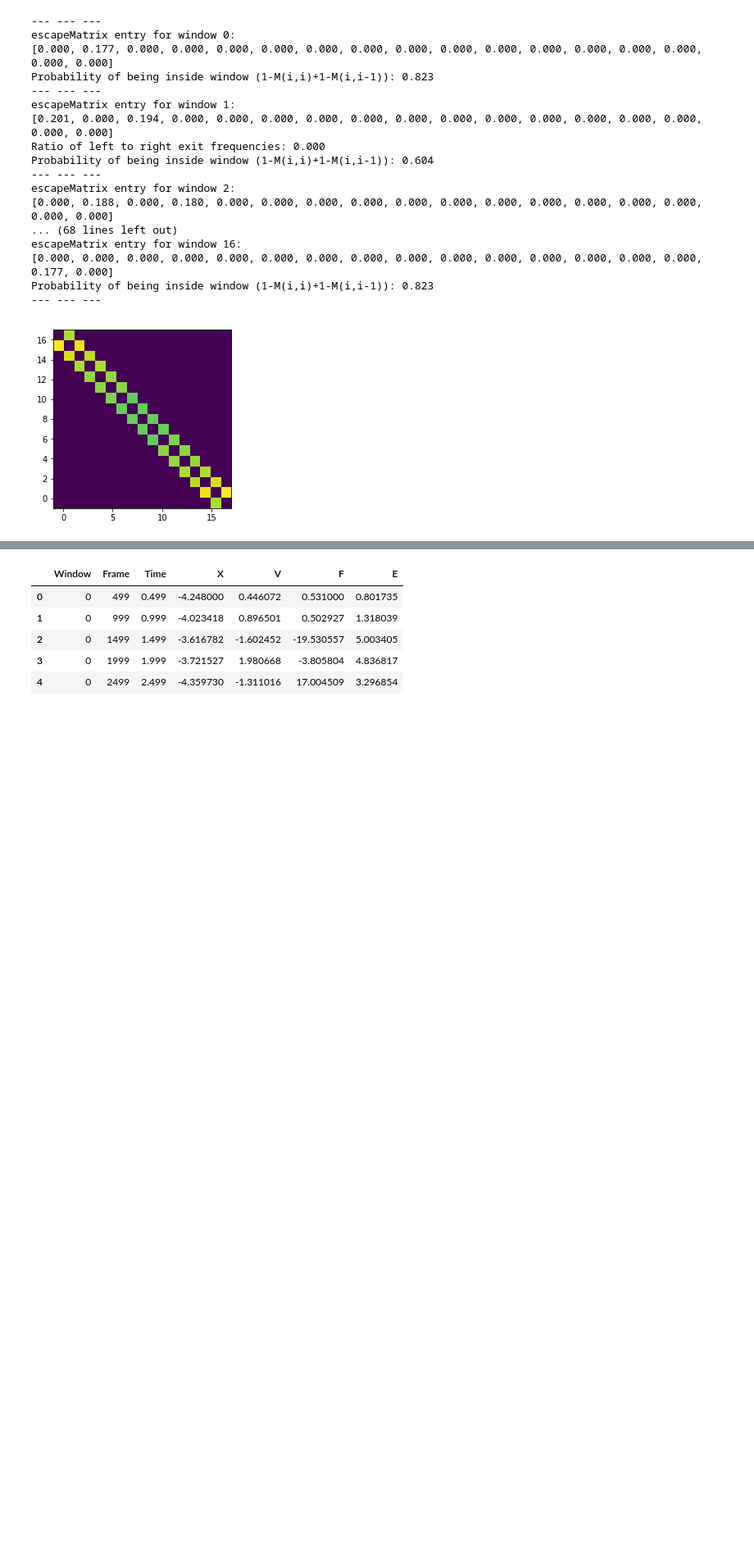
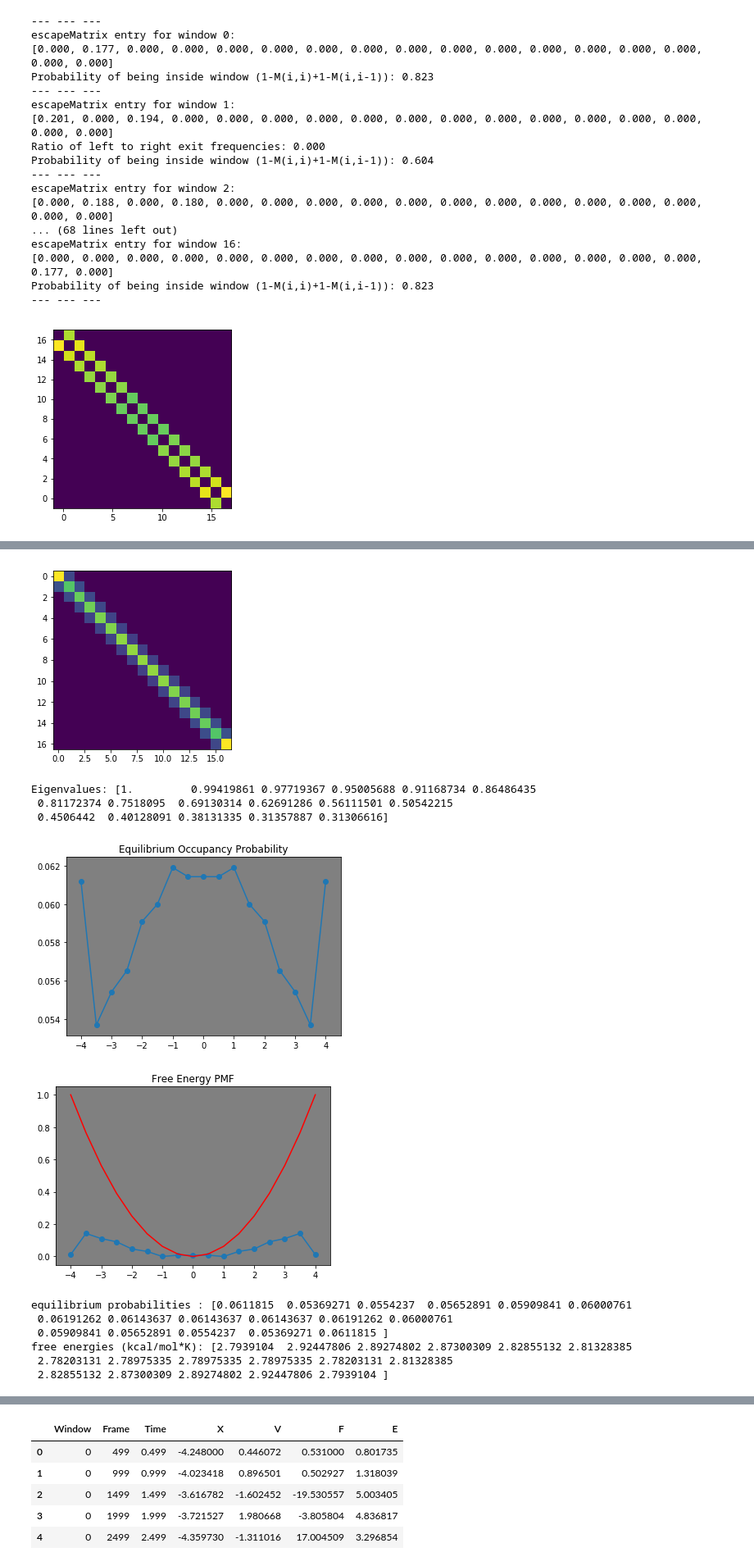
Before and after one commit to wesleymsmith/Milestoning_Analysis, a Jupyter notebook: Analyze_Well_Test_Simulation.ipynb, the cells around one changed output, grey strips where cells are left out. Shown at 82% size. Cells and saved outputs as stored; diff of their text form; code cells hidden in the pictures; blank space fills up the shorter version.

```diff
--- a/Analyze_Well_Test_Simulation.ipynb
+++ b/Analyze_Well_Test_Simulation.ipynb
@@ -290 +216,46 @@ plt.show()
+# %%
+#kbT=0.0019872041*300 #kcal/mol
+kbT=1
+Rmat=np.matrix(escapeMat)
+Dmat=np.matrix(np.diag(1-np.sum(escapeMat,axis=1)))
+Pvec=pCenters #use this as a starting guess
+Pvec=Pvec/np.sum(Pvec)
+
+RDmat=Rmat+Dmat
+plt.imshow(RDmat)
+plt.show()
+
+outEig=np.linalg.eig(RDmat.T)
+si=np.argsort(1-outEig[0])
+print 'Eigenvalues:',
+print outEig[0][si]
+outVec=np.array(outEig[1])[:,si[0]]
+outVec=outVec/np.sum(outVec)
+plt.plot(windowCenters,outVec)
+plt.scatter(windowCenters,outVec)
+plt.title("Equilibrium Occupancy Probability")
+plt.show()
+plt.plot(windowCenters,-kbT*np.log(outVec)-np.min(-kbT*np.log(outVec)))
+plt.scatter(windowCenters,-kbT*np.log(outVec)-np.min(-kbT*np.log(outVec)))
+potFun=lambda x: (x/4.0)**2
+plt.plot(windowCenters,potFun(windowCenters),'r',label='actual potential')
+plt.title("Free Energy PMF")
+plt.show()
+print "equilibrium probabilities :",
+print outVec
+print "free energies (kT):",
+print -kbT*np.log(outVec)
+# %% [output]
+[figure, added]
+Eigenvalues: [1.         0.99419861 0.97719367 0.95005688 0.91168734 0.86486435
+ 0.81172374 0.7518095  0.69130314 0.62691286 0.56111501 0.50542215
+ 0.4506442  0.40128091 0.38131335 0.31357887 0.31306616]
+[figure, added]
+[figure, added]
+equilibrium probabilities : [0.0611815  0.05369271 0.0554237  0.05652891 0.05909841 0.06000761
+ 0.06191262 0.06143637 0.06143637 0.06143637 0.06191262 0.06000761
+ 0.05909841 0.05652891 0.0554237  0.05369271 0.0611815 ]
+free energies (kcal/mol*K): [2.7939104  2.92447806 2.89274802 2.87300309 2.82855132 2.81328385
+ 2.78203131 2.78975335 2.78975335 2.78975335 2.78203131 2.81328385
+ 2.82855132 2.87300309 2.89274802 2.92447806 2.7939104 ]
 # %% [markdown]
```
Also changed, not shown: parts of 24 cells of this notebook.
